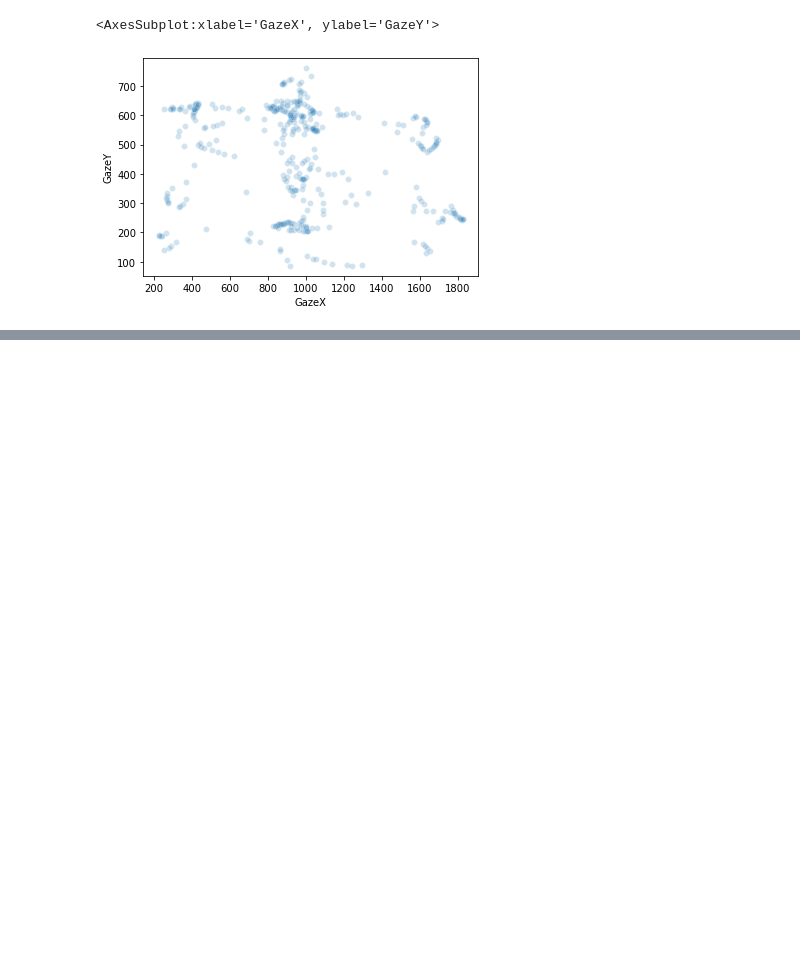
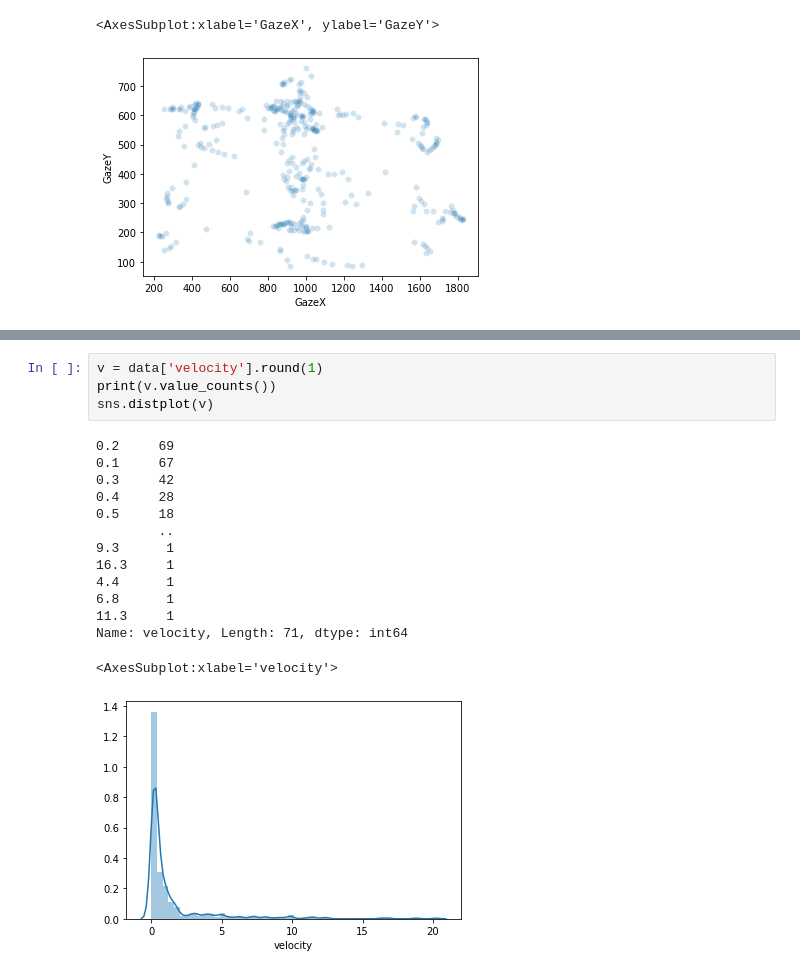
Before and after one commit to Joilence/Gaze-on-Grid, a Jupyter notebook: data-analysis/analysis.ipynb, the cells around one changed output, grey strips where cells are left out. Drawn from its saved outputs; the diff is of its cells as text; blank space fills up the shorter version.

```diff
--- a/data-analysis/analysis.ipynb
+++ b/data-analysis/analysis.ipynb
@@ -63,4 +62,23 @@ data.head(20)
 | 18 | 254.6 | 140.2 | 1.6 | 0.8 | 38.7 | -2.8 | 3.6 | 5.9 | 198 | 181 | ... | ... |
 | 19 | 410.0 | 430.0 | 1.7 | 0.9 | 39.1 | -2.5 | 2.8 | 5.7 | 198 | 181 | ... | ... |
 20 rows × 23 columns
+# %%
+v = data['velocity'].round(1)
+print(v.value_counts())
+sns.distplot(v)
+# %% [output]
+0.2     69
+0.1     67
+0.3     42
+0.4     28
+0.5     18
+        ..
+9.3      1
+16.3     1
+4.4      1
+6.8      1
+11.3     1
+Name: velocity, Length: 71, dtype: int64
+<AxesSubplot:xlabel='velocity'>
+[figure, added]
 # %%
```
Also changed, not shown: parts of 4 cells of this notebook, 1 other file.
